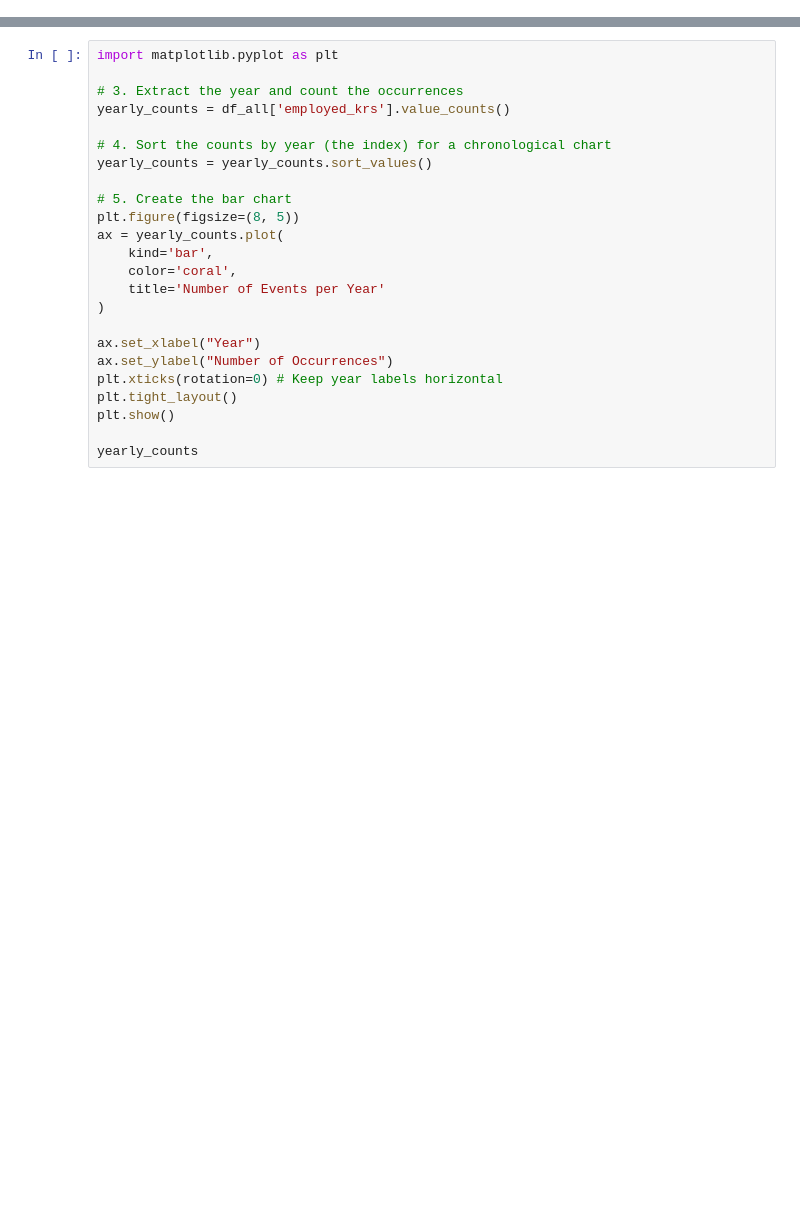
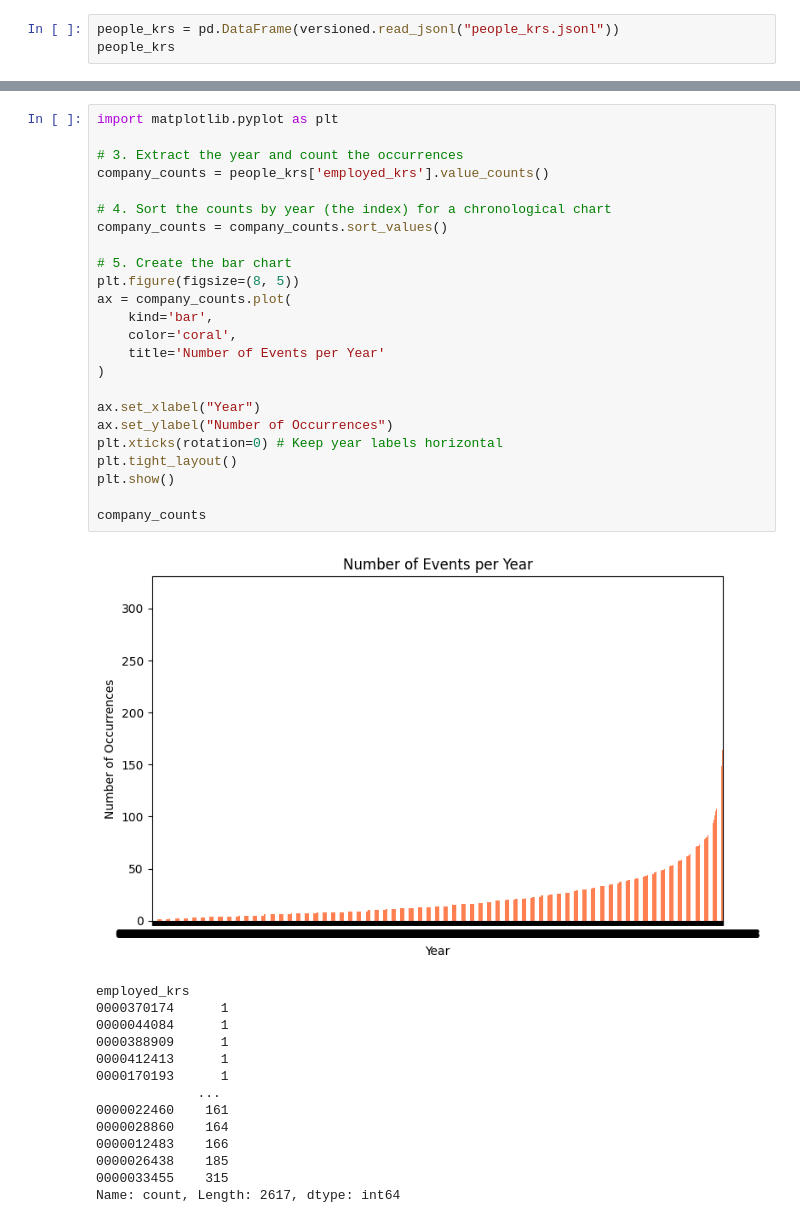
Before and after one commit to SzymonPajzert/koryta, a Jupyter notebook: data/scrapers/src/analysis/Stats.ipynb, the cells around one changed output, grey strips where cells are left out. Cells and saved outputs as stored; diff of their text form; blank space fills up the shorter version.

```diff
--- a/data/scrapers/src/analysis/Stats.ipynb
+++ b/data/scrapers/src/analysis/Stats.ipynb
@@ -16,0 +25,3 @@ with open(versioned.get_path("people_krs.jsonl")) as pkrs:
+# %%
+people_krs = pd.DataFrame(versioned.read_jsonl("people_krs.jsonl"))
+people_krs
@@ -45,24 +103,39 @@ plt.show()
 # %%
 import matplotlib.pyplot as plt
 
 # 3. Extract the year and count the occurrences
-yearly_counts = df_all['employed_krs'].value_counts()
+company_counts = people_krs['employed_krs'].value_counts()
 
 # 4. Sort the counts by year (the index) for a chronological chart
-yearly_counts = yearly_counts.sort_values()
+company_counts = company_counts.sort_values()
 
 # 5. Create the bar chart
 plt.figure(figsize=(8, 5))
-ax = yearly_counts.plot(
+ax = company_counts.plot(
     kind='bar',
     color='coral',
     title='Number of Events per Year'
 )
 
 ax.set_xlabel("Year")
 ax.set_ylabel("Number of Occurrences")
 plt.xticks(rotation=0) # Keep year labels horizontal
 plt.tight_layout()
 plt.show()
 
-yearly_counts
+company_counts
+# %% [output]
+[figure, added]
+employed_krs
+0000370174      1
+0000044084      1
+0000388909      1
+0000412413      1
+0000170193      1
+             ...
+0000022460    161
+0000028860    164
+0000012483    166
+0000026438    185
+0000033455    315
+Name: count, Length: 2617, dtype: int64
```
Also changed, not shown: parts of 5 cells of this notebook, 4 other files.
